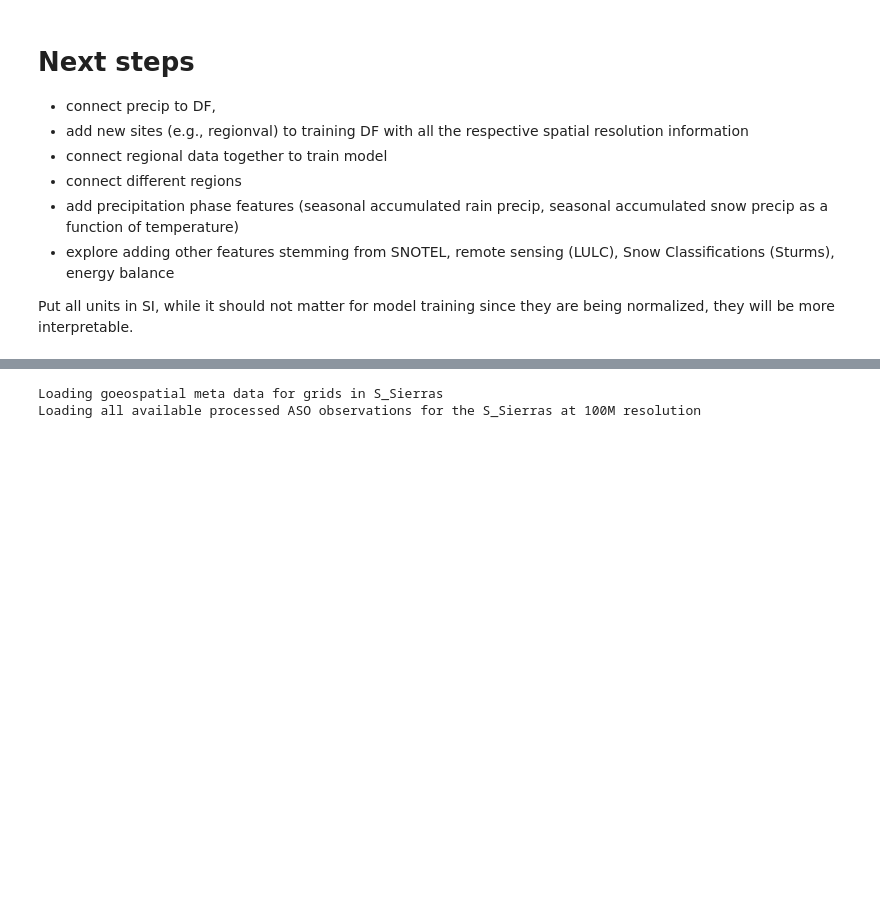
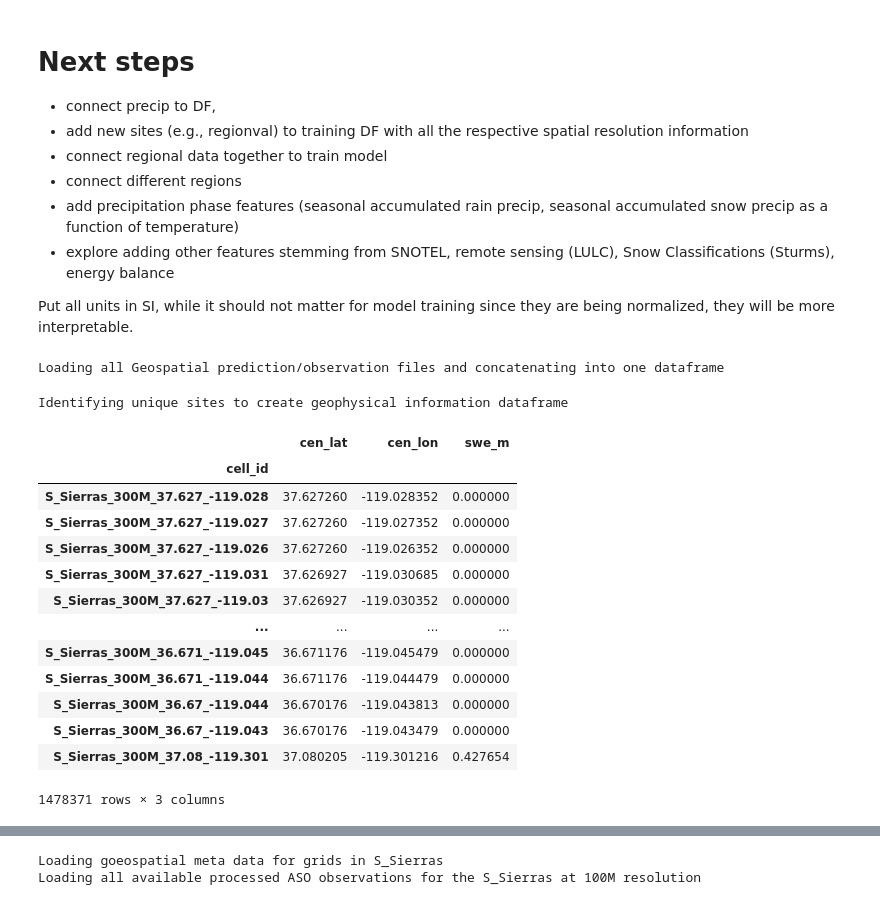
Before and after one commit to whitelightning450/SWEMLv2.0, a Jupyter notebook: Dataprocessing/get_NLDAS.ipynb, the cells around one changed output, grey strips where cells are left out. Saved outputs shown, nothing was run; the diff lists cells and outputs as text; code cells hidden in the pictures; blank space fills up the shorter version.

Commit message:
updated cell_id to closest 100m in degrees, shorter name now

```diff
--- a/Dataprocessing/get_NLDAS.ipynb
+++ b/Dataprocessing/get_NLDAS.ipynb
@@ -24,0 +11,40 @@ obs1.head()
+# %%
+import os
+import pandas as pd
+from tqdm import tqdm
+
+HOME = os.path.expanduser('~')
+
+region = 'S_Sierras'
+output_res = 300
+aso_swe_files_folder_path = f"{HOME}/SWEMLv2.0/data/ASO/{region}/{output_res}M_SWE_parquet"
+
+ASO_meta_loc_DF = pd.DataFrame()
+print('Loading all Geospatial prediction/observation files and concatenating into one dataframe')
+for aso_swe_file in tqdm(os.listdir(aso_swe_files_folder_path)):
+    aso_file = pd.read_parquet(os.path.join(aso_swe_files_folder_path, aso_swe_file), engine='fastparquet')
+    ASO_meta_loc_DF = pd.concat([ASO_meta_loc_DF, aso_file])
+
+print('Identifying unique sites to create geophysical information dataframe')
+ASO_meta_loc_DF.drop_duplicates(subset=['cell_id'], inplace=True)
+ASO_meta_loc_DF.set_index('cell_id', inplace=True)
+# %% [output]
+Loading all Geospatial prediction/observation files and concatenating into one dataframe
+Identifying unique sites to create geophysical information dataframe
+# %%
+ASO_meta_loc_DF
+# %% [output]
+|  | cen_lat | cen_lon | swe_m |
+| cell_id |  |  |  |
+| S_Sierras_300M_37.627_-119.028 | 37.627260 | -119.028352 | 0.000000 |
+| S_Sierras_300M_37.627_-119.027 | 37.627260 | -119.027352 | 0.000000 |
+| S_Sierras_300M_37.627_-119.026 | 37.627260 | -119.026352 | 0.000000 |
+| S_Sierras_300M_37.627_-119.031 | 37.626927 | -119.030685 | 0.000000 |
+| S_Sierras_300M_37.627_-119.03 | 37.626927 | -119.030352 | 0.000000 |
+| ... | ... | ... | ... |
+| S_Sierras_300M_36.671_-119.045 | 36.671176 | -119.045479 | 0.000000 |
+| S_Sierras_300M_36.671_-119.044 | 36.671176 | -119.044479 | 0.000000 |
+| S_Sierras_300M_36.67_-119.044 | 36.670176 | -119.043813 | 0.000000 |
+| S_Sierras_300M_36.67_-119.043 | 36.670176 | -119.043479 | 0.000000 |
+| S_Sierras_300M_37.08_-119.301 | 37.080205 | -119.301216 | 0.427654 |
+1478371 rows × 3 columns
```
Also changed, not shown: parts of 3 cells of this notebook, 3 other files.
